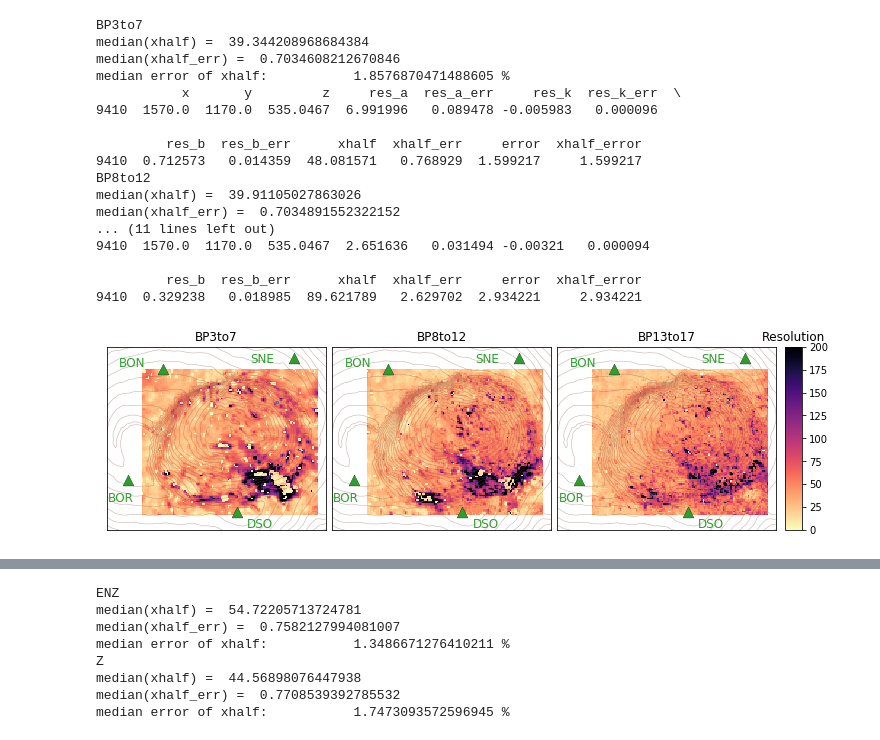
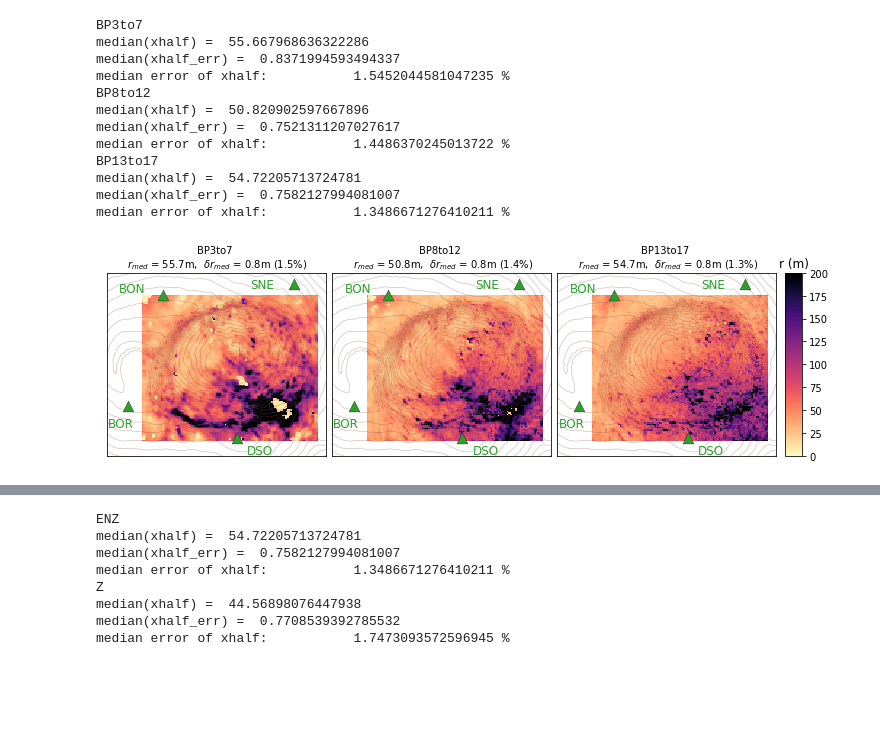
Before and after one commit to Jubeku/RF_localization, a Jupyter notebook: resolution_plot_paper.ipynb, the cells around one changed output, grey strips where cells are left out. Drawn from its saved outputs; the diff is of its cells as text; code cells hidden in the pictures; blank space fills up the shorter version.

Commit message:
updated plots

```diff
--- a/resolution_plot_paper.ipynb
+++ b/resolution_plot_paper.ipynb
@@ -23,7 +23,7 @@ ymin =  400.
 ymax = 1400.
 # %%
 ### FREQUENCY COMPARISON
-filename  = 'resolution_exp_Z_'
+filename  = 'resolution_exp_ENZ_'
 #filename  = 'resolution_exp_Z_noise_normal3277e-26_rmSingularity_'
 freqbands = ['BP3to7', 'BP8to12', 'BP13to17']
 # %%
@@ -74,59 +74,54 @@ for fb, ax_im in zip(freqbands, axes):
         elif iista == 3:
             xanno = -300.
             yanno =  -30.
         anno = (stas_array[iista])
         ax_im.annotate(anno, xy=(srcs[iista,0],srcs[iista,1]),
                 xytext=(srcs[iista,0]+xanno,srcs[iista,1]+yanno),
                 size=12, color='C2')
 
     ax_im.set_xlim(xx[0]+400., xx[-1]-200.)
     ax_im.set_ylim(yy[0]+300., yy[-1]-250.)
 
     ax_im.set_xticks([])
     ax_im.set_yticks([])
 
-    ax_im.set_title(fb)
+    ax_im.set_title(
+        '{} \n $r_{{med}}$ = {:.1f}m,  $\delta r_{{med}}$ = {:.1f}m ({:.1f}%)'.format(
+        fb,
+        data['xhalf'].median(),
+        data['xhalf_err'].median() ,
+        data['xhalf_error'].median() ),
+        fontsize=10
+                   )
 
 
     picks = [3398, 5606, 9959, 9896, 4069]
-    picks = [9896]
-
-    picks = [9410]
-    #print(data.x[picks])
-    #print(data.y[picks])
-
-
+    #picks = [9896]
+    picks = [3000]
     xpicks = np.array(data.x[picks])
     ypicks = np.array(data.y[picks])
-    ax_im.scatter(xpicks, ypicks, s=5, facecolors='none', edgecolors='C0')
-
-    print(data.loc[picks])
+    #ax_im.scatter(xpicks, ypicks, s=5, facecolors='none', edgecolors='C0')
 
 
 ax_cb = fig.add_axes([0.91,0.2,0.02,0.605])
 cb = plt.colorbar(im, cax=ax_cb)
-ax_cb.set_title('Resolution')
+ax_cb.set_title('r (m)')
 #cb = plt.colorbar(im)
 #cb.set_label('Resolution proxy (m)')
 
 fig.subplots_adjust(wspace=0.03)
-fig.savefig('resolution/paper/resolution_frequency_comparison_w.png', bbox_inches = 'tight', dpi=200)
+fig.savefig('resolution/paper/resolution_frequency_comparison_w_ENZ.png', bbox_inches = 'tight', dpi=200)
 # %% [output]
 BP3to7
-median(xhalf) =  39.344208968684384
-median(xhalf_err) =  0.7034608212670846
-median error of xhalf:           1.8576870471488605 %
-           x       y         z     res_a  res_a_err     res_k  res_k_err  \
-9410  1570.0  1170.0  535.0467  6.991996   0.089478 -0.005983   0.000096
-
-         res_b  res_b_err      xhalf  xhalf_err     error  xhalf_error
-9410  0.712573   0.014359  48.081571   0.768929  1.599217     1.599217
+median(xhalf) =  55.667968636322286
+median(xhalf_err) =  0.8371994593494337
+median error of xhalf:           1.5452044581047235 %
 BP8to12
-median(xhalf) =  39.91105027863026
-median(xhalf_err) =  0.7034891552322152
-... (11 lines left out)
-9410  1570.0  1170.0  535.0467  2.651636   0.031494 -0.00321   0.000094
-
-         res_b  res_b_err      xhalf  xhalf_err     error  xhalf_error
-9410  0.329238   0.018985  89.621789   2.629702  2.934221     2.934221
+median(xhalf) =  50.820902597667896
+median(xhalf_err) =  0.7521311207027617
+median error of xhalf:           1.4486370245013722 %
+BP13to17
+median(xhalf) =  54.72205713724781
+median(xhalf_err) =  0.7582127994081007
+median error of xhalf:           1.3486671276410211 %
-[figure, old version]
+[figure, new version]
```
Also changed, not shown: parts of 7 cells of this notebook, 2 other files.
